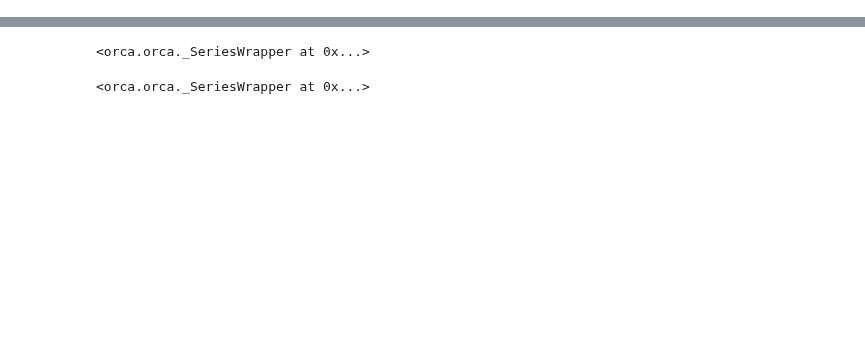
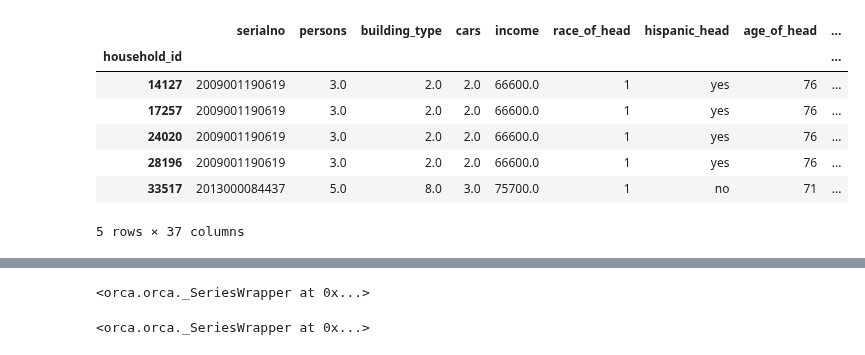
Before and after one commit to ual/ual_model_workspace, a Jupyter notebook: spring-2019-models/notebooks-juan/ML_Car_Ownership.ipynb, the cells around one changed output, grey strips where cells are left out. Saved outputs shown, nothing was run; the diff lists cells and outputs as text; code cells hidden in the pictures; blank space fills up the shorter version.

```diff
--- a/spring-2019-models/notebooks-juan/ML_Car_Ownership.ipynb
+++ b/spring-2019-models/notebooks-juan/ML_Car_Ownership.ipynb
@@ -40,0 +20,2 @@ def nodeswalk():
+# %%
+orca.run(['initialize_network_small', 'network_aggregations_small'])
@@ -40,0 +28,2 @@ def nodeswalk():
+# %%
+orca.run(['initialize_network_walk', 'network_aggregations_walk'])
@@ -49,0 +117,4 @@ Total time to execute iteration 1 with iteration value None: 0.54 s
+# %%
+households = orca.get_table('households').to_frame()
+persons = orca.get_table('persons').to_frame()
+jobs = orca.get_table('jobs').to_frame()
@@ -49,0 +143,21 @@ Total time to execute iteration 1 with iteration value None: 0.54 s
+# %%
+hh_16_younger = persons[persons['age'] < 16].groupby(by='household_id').agg({'age':'count'}).rename(columns={'age': 'hh_16_younger'})
+hh_70_older = persons[persons['age'] > 70].groupby(by='household_id').agg({'age':'count'}).rename(columns={'age': 'hh_70_older'})
+hh_students = persons[persons['student'] == 1].groupby(by='household_id').agg({'student':'count'}).rename(columns={'student': 'hh_student'})
+hh_work_home = persons[persons['work_at_home'] == 1].groupby(by='household_id').agg({'work_at_home':'count'}).rename(columns={'work_at_home': 'hh_work_home'})
+# %%
+hh_merge = households.merge(hh_16_younger, on = 'household_id',
+                           ).merge(hh_70_older, on ='household_id',
+                                  ).merge(hh_students, on= 'household_id',
+                                         ).merge(hh_work_home, on= 'household_id' )
+
+hh_merge.head(5)
+# %% [output]
+|  | serialno | persons | building_type | cars | income | race_of_head | hispanic_head | age_of_head | ... |
+| household_id |  |  |  |  |  |  |  |  | ... |
+| 14127 | 2009001190619 | 3.0 | 2.0 | 2.0 | 66600.0 | 1 | yes | 76 | ... |
+| 17257 | 2009001190619 | 3.0 | 2.0 | 2.0 | 66600.0 | 1 | yes | 76 | ... |
+| 24020 | 2009001190619 | 3.0 | 2.0 | 2.0 | 66600.0 | 1 | yes | 76 | ... |
+| 28196 | 2009001190619 | 3.0 | 2.0 | 2.0 | 66600.0 | 1 | yes | 76 | ... |
+| 33517 | 2013000084437 | 5.0 | 8.0 | 3.0 | 75700.0 | 1 | no | 71 | ... |
+5 rows × 37 columns
```
Also changed, not shown: parts of 79 cells of this notebook.
